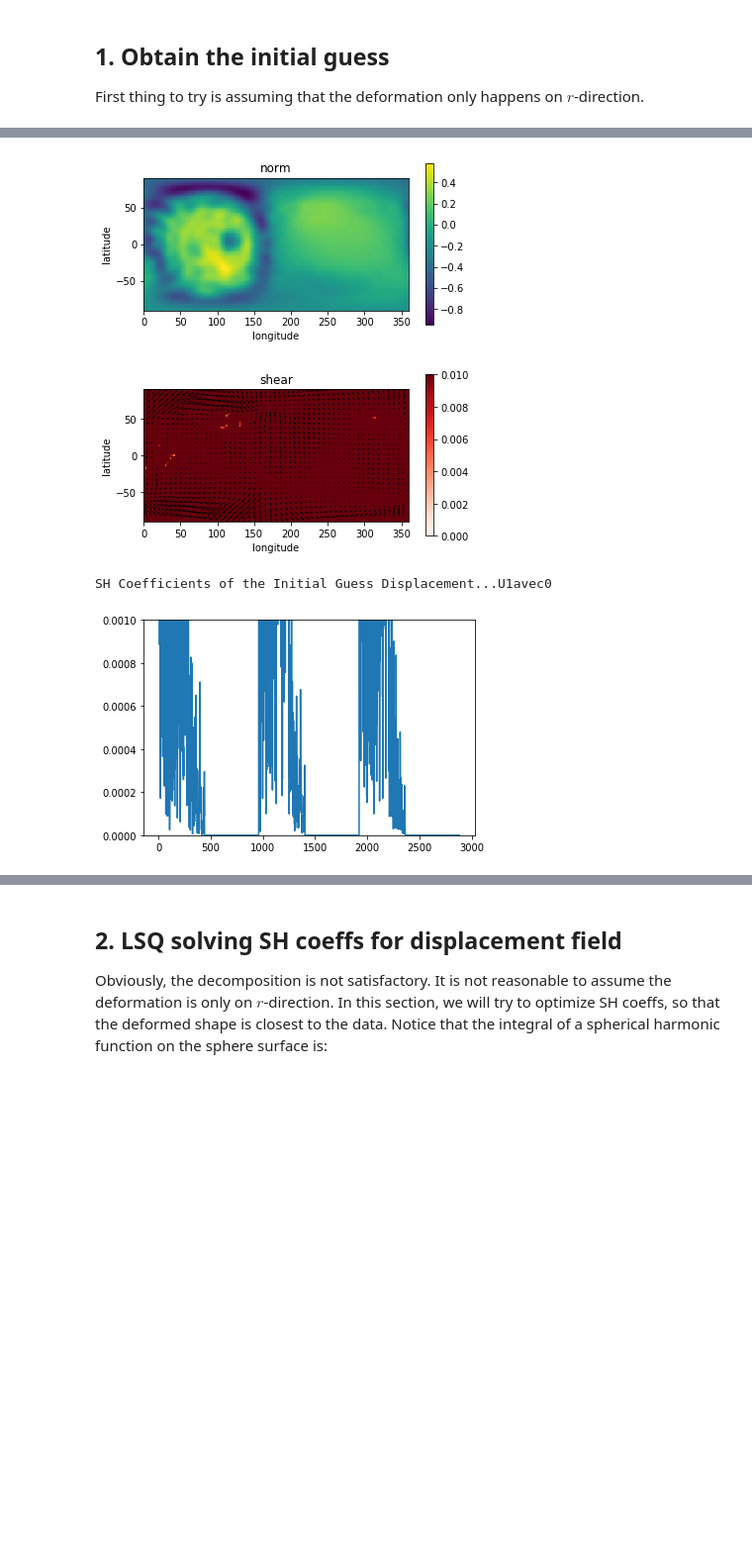
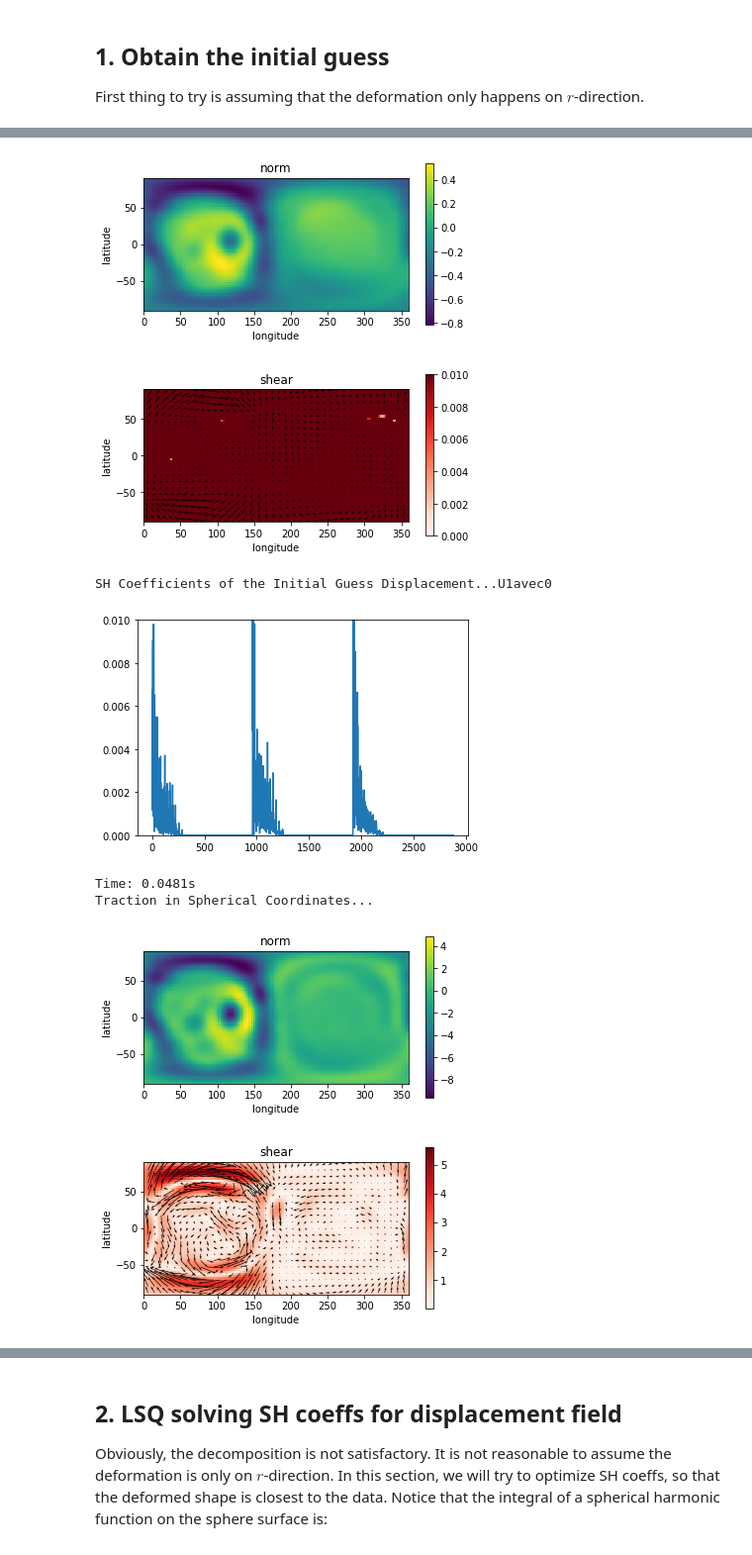
Before and after one commit to yfwang09/ShElastic, a Jupyter notebook: notebook/Case05-Hydrogel_Cell_Interaction-optimization.ipynb, the cells around one changed output, grey strips where cells are left out. Shown at 99% size. Saved outputs shown, nothing was run; the diff lists cells and outputs as text; code cells hidden in the pictures; blank space fills up the shorter version.

```diff
--- a/notebook/Case05-Hydrogel_Cell_Interaction-optimization.ipynb
+++ b/notebook/Case05-Hydrogel_Cell_Interaction-optimization.ipynb
@@ -38,7 +38,7 @@ from Case05_utilities import generate_fcache, generate_Xneigh, generate_Eneigh,
 ############################# change inputs here #################################
 # Data file name
 datadir = '../testdata'
-smoothed = 'smoothed'; smoothed = '';
+smoothed = 'smoothed_lmax30_lwork25'; # smoothed = 'smoothed'; smoothed = '';
 dilated = '_smoothed'; # dilated = '_1um_dilated'; # dilated = '';
 shapename = 'Shape2'
 datafile = os.path.join(datadir, shapename+'_Coordinates_Cart_'+smoothed+'.csv')
@@ -50,9 +50,7 @@ mu0 = 300/3;
 mu = 1.; nu = 0.499;
 # Spherical Harmonics Analysis Settings
 lJmax = 30; lKmax = 30; lmax_plot = 60;
-lmax_work = np.int(0.5*lJmax);
-lmax_buf = lJmax-lmax_work
-lmax_mean = lmax_work + np.int(lmax_buf/2)
+ldamp_lo = 10; ldamp_hi = 20; lwork = 9
 
 # neibor list settings
 n_list = 200
@@ -61,13 +59,13 @@ n_recal_neigh = 1
 file_neigh = shapename + '_neigh%d_lmax%d'%(n_list, lJmax) + smoothed + dilated
 
 # regularizations
-myalpha = 0.500   # traction magnitude
-mybeta  = 0.005  # coefficient magnitude
+myalpha = 1e-3  # traction magnitude
+mybeta  = 1e-4  # coefficient magnitude
 
 # program switches
 plot_figure = True
 node_face_dist_on = None
-opt_proc = [2, ]; myord = 2; # 2: sol2dr; myord: p-norm order
+opt_proc = [2, ]; myord = 1; # 2: sol2dr; myord: p-norm order
 #opt_proc = [0, 1, 0, 1, 0, 1, 0, 1, 0]  # 1: node-face on; 0: node-face off;
 
 # minimization settings
@@ -81,7 +79,7 @@ minimizer_config = {'maxiter': maxiter_per_period, 'gtol': CG_gtol, 'disp': True
 # dump files for minimization
 #AKinitfile = 'AK_iter_'+shapename+('_lmax%d'%20)+smoothed+dilated+'.npy'
 AKinitfile = 'AK_iter_'+shapename+('_lmax%d'%20)+'_1um_dilated.npy'
-savename = shapename+('_lmax%d'%lJmax)+smoothed+dilated+'_4norm'
+savename = shapename+('_lmax%d'%lJmax)+smoothed+dilated
 AKfile = 'AK_iter_'+savename+'.npy'
 fvfile = 'fv_'+savename+'.txt'
 
@@ -231,17 +229,17 @@ if not os.path.exists(AKinitfile):
     if plot_figure:
         fig, ax = urcoeffs.plot_spectrum(unit='per_lm')
     # damp the high order coefficients
-    ldamp = sp.special.erfc((l_coeffs(lJmax) - lmax_mean)/(lmax_buf/4))/2
-    urcoeffs = pyshtools.SHCoeffs.from_array(urcilm*ldamp)
-    spec_after = urcoeffs.spectrum(unit='per_lm')
-    if plot_figure:
-        plt.figure(figsize=(10,4))
-        plt.subplot(121)
-        plt.plot(ldamp[0,:,0])
-        plt.subplot(122)
-        plt.semilogy(spec_before); plt.semilogy(spec_after);
-        plt.legend(['before damping', 'after damping'])
-        plt.show()
+    # ldamp = sp.special.erfc((l_coeffs(lJmax) - lmax_mean)/(lmax_buf/4))/2
+    # urcoeffs = pyshtools.SHCoeffs.from_array(urcilm)
+    # spec_after = urcoeffs.spectrum(unit='per_lm')
+    #if plot_figure:
+    #    plt.figure(figsize=(10,4))
+    #    plt.subplot(121)
+    #    plt.plot(ldamp[0,:,0])
+    #    plt.subplot(122)
+    #    plt.semilogy(spec_before); plt.semilogy(spec_after);
+    #    plt.legend(['before damping', 'after damping'])
+    #    plt.show()
     # visualize ur map
     urgrid = urcoeffs.pad(lmax=lmax_plot).expand('GLQ')
     if plot_figure:
@@ -261,11 +259,13 @@ if not os.path.exists(AKinitfile):
         u1acoeffs = u1agrid.expand().pad(lmax=lJmax)
         U1avec0[k] = SHCilmToVector(u1acoeffs.to_array())
     U1avec0 = np.hstack(U1avec0)
-    l_list, m_list = LM_list(lJmax)
-    AKdamp = np.tile(sp.special.erfc((l_list - lmax_mean)/(lmax_buf/8))/2, 3)
+    lv, _ = LM_list(lJmax); lv_ones = np.ones_like(lv);
+    lv_lim = np.minimum(np.maximum(lv, ldamp_lo), ldamp_hi)
+    ldamp = np.sin(np.pi/2*(ldamp_hi-lv_lim)/(ldamp_hi-ldamp_lo))**2
+    AKdamp = np.tile(ldamp, 3)
     AK_init = spsolve(Dmat, U1avec0.T)*AKdamp
     if plot_figure:
-        plt.semilogy(np.abs(AK_init)/AKdamp);
+        plt.semilogy(np.abs(spsolve(Dmat, U1avec0.T)));
         plt.semilogy(np.abs(AK_init)); plt.show();
 
 else: # load the initial guess from a file
@@ -279,24 +279,34 @@ else: # load the initial guess from a file
     else:
         AK_init[:, :((lJmax_init+1)**2)] = AK_tmp
     AK_init = AK_init.flatten()
-    U1avec0 = Dmat.dot(AK_init)
+    #U1avec0 = Dmat.dot(AK_init)
+    lv, _ = LM_list(lJmax); lv_ones = np.ones_like(lv);
+    lv_lim = np.minimum(np.maximum(lv, ldamp_lo), ldamp_hi)
+    ldamp = (ldamp_hi-lv_lim)/(ldamp_hi-ldamp_lo) #np.sin(np.pi/2*(ldamp_hi-lv_lim)/(ldamp_hi-ldamp_lo))**2
+    U1damp = np.tile(ldamp, 3)**4
+    U1avec0 = Dmat.dot(AK_init)*U1damp
+    AK_init = spsolve(Dmat, U1avec0.T)
 
 if plot_figure:
     print('Coefficients of the Initial Guess in Solution Space...AK')
     plt.plot(np.abs(AK_init))
-    plt.ylim(0,0.001)
+    plt.ylim(0,0.01)
     plt.show()
-
-if plot_figure:
     print('Displacement in Spherical Coordinates...')
-    fig, ax = visSHVec(U1avec0*r0, lmax_plot=80, SphCoord=True, Complex=True, s_vrange=(0,0.01),
+    fig, ax = visSHVec(U1avec0*r0, lmax_plot=lmax_plot, SphCoord=True, Complex=True, s_vrange=(0,0.01),
                            config_quiver=(2, 3, 'k', 20), lonshift=180, figsize=(6,3))
-
-if plot_figure:
     print('SH Coefficients of the Initial Guess Displacement...U1avec0')
     plt.plot(np.abs(U1avec0))
-    plt.ylim(0,0.001)
+    plt.ylim(0,0.01)
     plt.show()
+    T1avec0 = Uvec2Tvec(U1avec0, Cmat, Dmat)
+    print('Traction in Spherical Coordinates...')
+    fig, ax = visSHVec(T1avec0*r0, lmax_plot=lmax_plot, SphCoord=True, Complex=True,
+                           config_quiver=(2, 3, 'k', 40), lonshift=180, figsize=(6,3))
+    print('SH Coefficients of the Initial Guess Displacement...T1avec0')
+    plt.plot(np.abs(T1avec0))
+    plt.ylim(0,0.1)
+    plt.show()
 # %% [output]
 load AKinit from file: AK_iter_Shape2_lmax20_1um_dilated.npy
 Coefficients of the Initial Guess in Solution Space...AK
@@ -304,5 +314,9 @@ Coefficients of the Initial Guess in Solution Space...AK
 Displacement in Spherical Coordinates...
-[figure, old version]
+[figure, new version]
-[figure, old version]
+[figure, new version]
 SH Coefficients of the Initial Guess Displacement...U1avec0
-[figure, old version]
+[figure, new version]
+Time: 0.0481s
+Traction in Spherical Coordinates...
+[figure, added]
+[figure, added]
```
Also changed, not shown: parts of 9 cells of this notebook, 13 other files.
